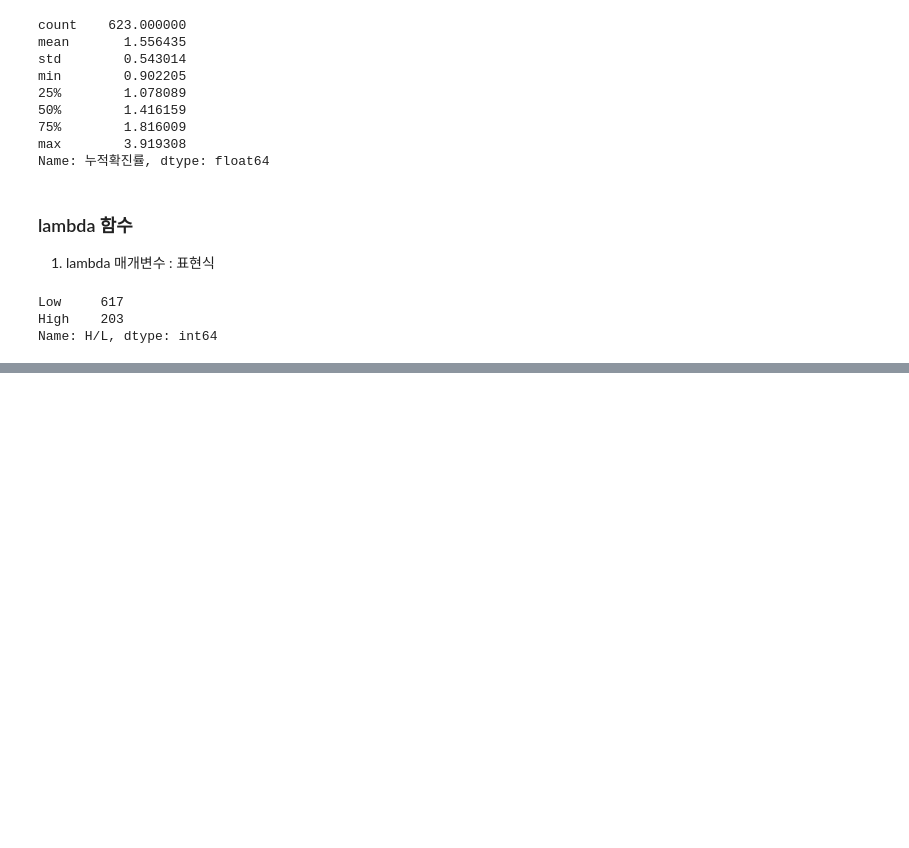
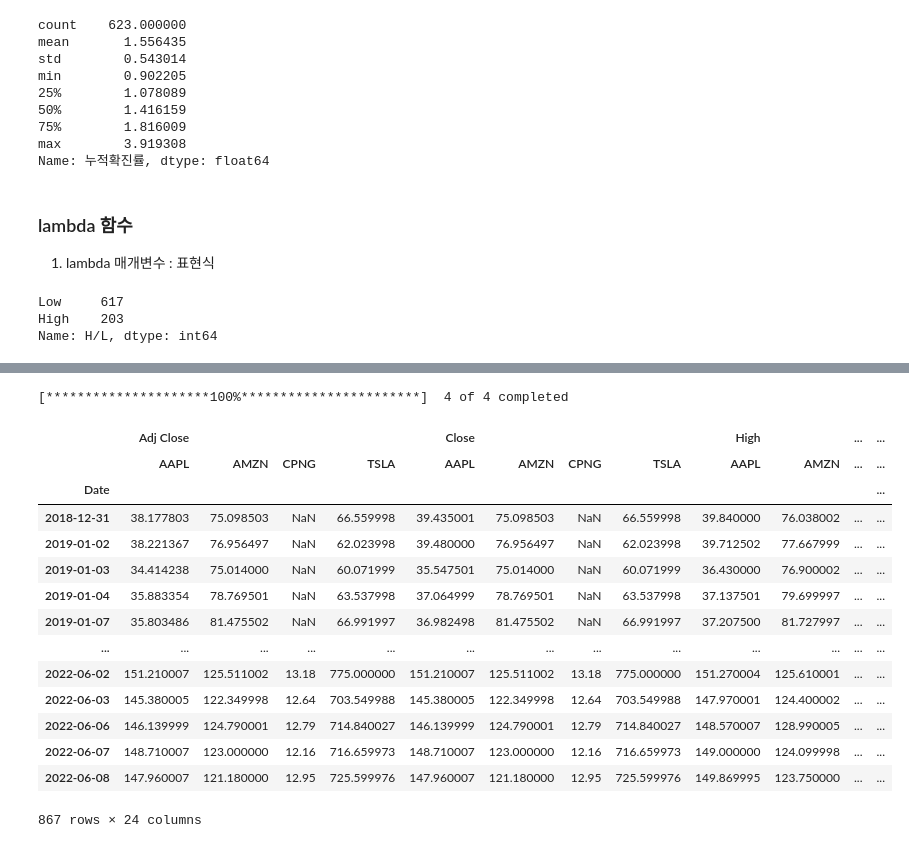
Before and after one commit to bsmoon-86/ubion-4, a Jupyter notebook: 220609/corona.ipynb, the cells around one changed output, grey strips where cells are left out. Drawn from its saved outputs; the diff is of its cells as text; code cells hidden in the pictures; blank space fills up the shorter version.

```diff
--- a/220609/corona.ipynb
+++ b/220609/corona.ipynb
@@ -233,0 +354,20 @@ import numpy as np
+# %%
+data = yf.download(["AAPL", "TSLA", "AMZN", "CPNG"], start="2019-01-01")
+data
+# %% [output]
+[*********************100%***********************]  4 of 4 completed
+|  | Adj Close |  |  |  | Close |  |  |  | High |  | ... | ... |
+|  | AAPL | AMZN | CPNG | TSLA | AAPL | AMZN | CPNG | TSLA | AAPL | AMZN | ... | ... |
+| Date |  |  |  |  |  |  |  |  |  |  |  | ... |
+| 2018-12-31 | 38.177803 | 75.098503 | NaN | 66.559998 | 39.435001 | 75.098503 | NaN | 66.559998 | 39.840000 | 76.038002 | ... | ... |
+| 2019-01-02 | 38.221367 | 76.956497 | NaN | 62.023998 | 39.480000 | 76.956497 | NaN | 62.023998 | 39.712502 | 77.667999 | ... | ... |
+| 2019-01-03 | 34.414238 | 75.014000 | NaN | 60.071999 | 35.547501 | 75.014000 | NaN | 60.071999 | 36.430000 | 76.900002 | ... | ... |
+| 2019-01-04 | 35.883354 | 78.769501 | NaN | 63.537998 | 37.064999 | 78.769501 | NaN | 63.537998 | 37.137501 | 79.699997 | ... | ... |
+| 2019-01-07 | 35.803486 | 81.475502 | NaN | 66.991997 | 36.982498 | 81.475502 | NaN | 66.991997 | 37.207500 | 81.727997 | ... | ... |
+| ... | ... | ... | ... | ... | ... | ... | ... | ... | ... | ... | ... | ... |
+| 2022-06-02 | 151.210007 | 125.511002 | 13.18 | 775.000000 | 151.210007 | 125.511002 | 13.18 | 775.000000 | 151.270004 | 125.610001 | ... | ... |
+| 2022-06-03 | 145.380005 | 122.349998 | 12.64 | 703.549988 | 145.380005 | 122.349998 | 12.64 | 703.549988 | 147.970001 | 124.400002 | ... | ... |
+| 2022-06-06 | 146.139999 | 124.790001 | 12.79 | 714.840027 | 146.139999 | 124.790001 | 12.79 | 714.840027 | 148.570007 | 128.990005 | ... | ... |
+| 2022-06-07 | 148.710007 | 123.000000 | 12.16 | 716.659973 | 148.710007 | 123.000000 | 12.16 | 716.659973 | 149.000000 | 124.099998 | ... | ... |
+| 2022-06-08 | 147.960007 | 121.180000 | 12.95 | 725.599976 | 147.960007 | 121.180000 | 12.95 | 725.599976 | 149.869995 | 123.750000 | ... | ... |
+867 rows × 24 columns
```
Also changed, not shown: parts of 29 cells of this notebook, 2 other files.
